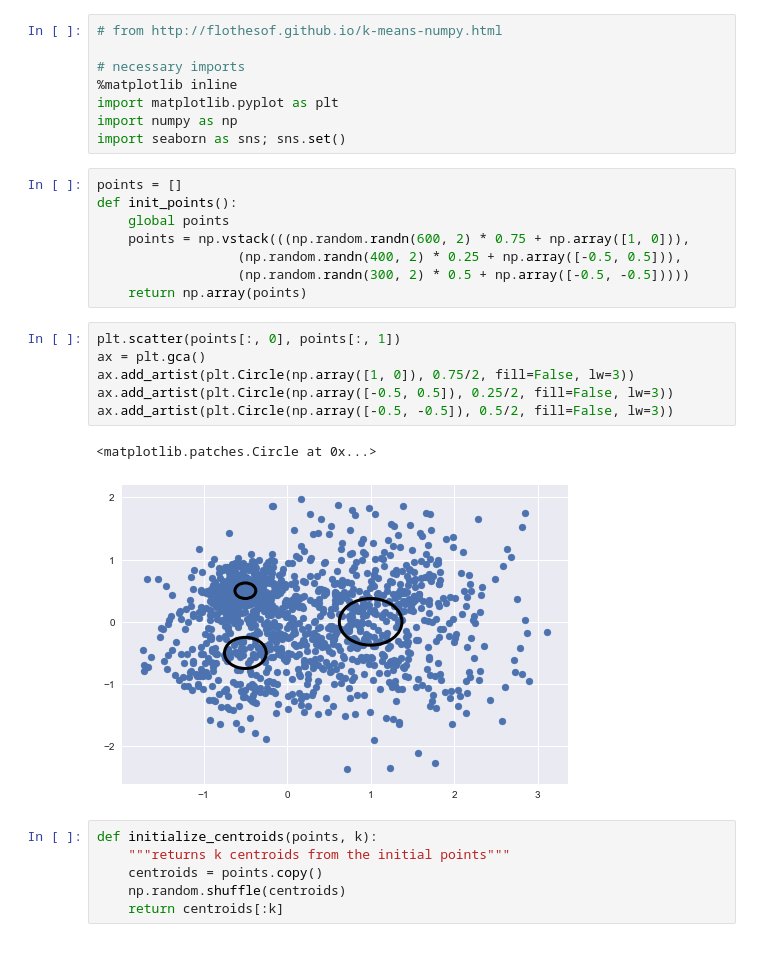
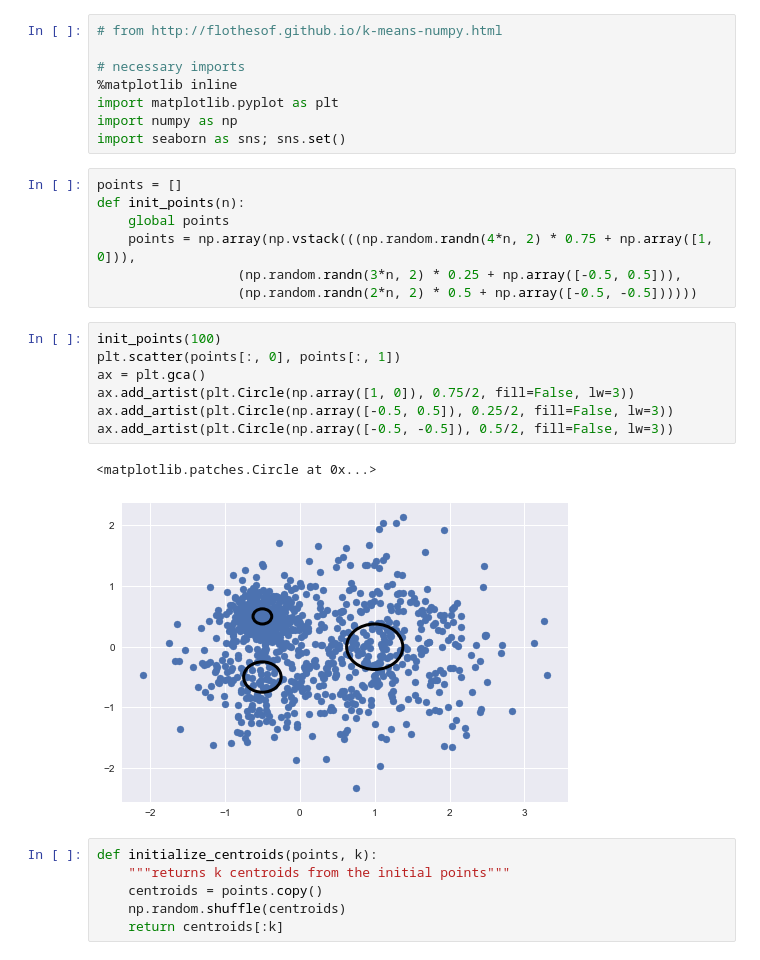
Before and after one commit to jonasrk/rheem_notebooks, a Jupyter notebook: kmeans.ipynb, the cells around one changed output. Drawn from its saved outputs; the diff is of its cells as text.

```diff
--- a/kmeans.ipynb
+++ b/kmeans.ipynb
@@ -8,21 +8,21 @@ import numpy as np
 import seaborn as sns; sns.set()
 # %%
 points = []
-def init_points():
+def init_points(n):
     global points
-    points = np.vstack(((np.random.randn(600, 2) * 0.75 + np.array([1, 0])),
-                  (np.random.randn(400, 2) * 0.25 + np.array([-0.5, 0.5])),
-                  (np.random.randn(300, 2) * 0.5 + np.array([-0.5, -0.5]))))
-    return np.array(points)
+    points = np.array(np.vstack(((np.random.randn(4*n, 2) * 0.75 + np.array([1, 0])),
+                  (np.random.randn(3*n, 2) * 0.25 + np.array([-0.5, 0.5])),
+                  (np.random.randn(2*n, 2) * 0.5 + np.array([-0.5, -0.5])))))
 # %%
+init_points(100)
 plt.scatter(points[:, 0], points[:, 1])
 ax = plt.gca()
 ax.add_artist(plt.Circle(np.array([1, 0]), 0.75/2, fill=False, lw=3))
 ax.add_artist(plt.Circle(np.array([-0.5, 0.5]), 0.25/2, fill=False, lw=3))
 ax.add_artist(plt.Circle(np.array([-0.5, -0.5]), 0.5/2, fill=False, lw=3))
 # %% [output]
 <matplotlib.patches.Circle at 0x...>
-[figure, old version]
+[figure, new version]
 # %%
 def initialize_centroids(points, k):
     """returns k centroids from the initial points"""
```
Also changed, not shown: parts of 7 cells of this notebook.
